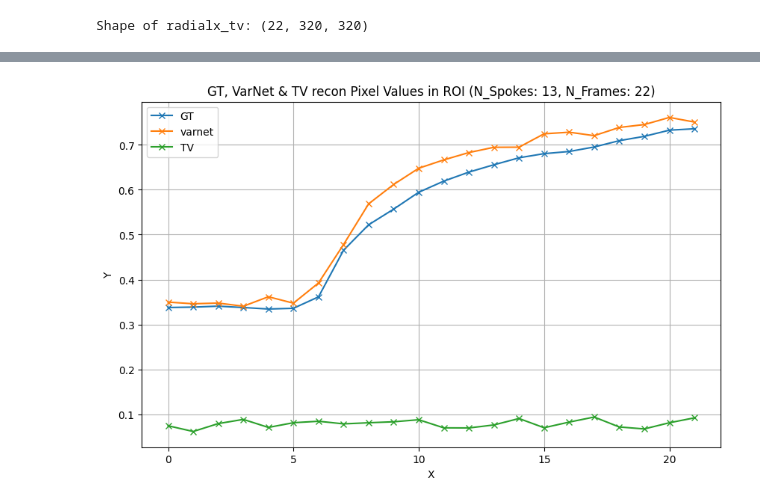
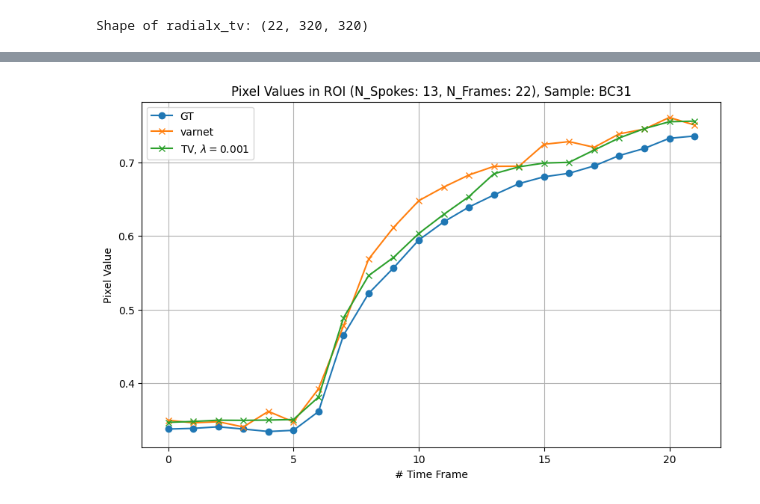
Before and after one commit to egosche/VarNet_MoDL_PyTorch, a Jupyter notebook: notebooks/eval.ipynb, the cells around one changed output, grey strips where cells are left out. Drawn from its saved outputs; the diff is of its cells as text; code cells hidden in the pictures.

```diff
--- a/notebooks/eval.ipynb
+++ b/notebooks/eval.ipynb
@@ -142,4 +145,9 @@ radialx_tv_p1 = np.abs(np.squeeze(radialx_tv['radialx_tv_p1']))
 print(f'Shape of radialx_tv: {radialx_tv_p3.shape}')
 # %% [output]
 Shape of radialx_tv: (22, 320, 320)
+# %%
+# Rotate each channel of the image by 90 degrees counter-clockwise
+radialx_tv_p3 = np.array([np.rot90(channel, k=1) for channel in radialx_tv_p3])
+radialx_tv_p7 = np.array([np.rot90(channel, k=1) for channel in radialx_tv_p7])
+radialx_tv_p1 = np.array([np.rot90(channel, k=1) for channel in radialx_tv_p1])
 # %%
@@ -147,8 +160,3 @@ Shape of radialx_tv: (22, 320, 320)
 radialx_tv_p3 = normalize_array(radialx_tv_p3)
 radialx_tv_p7 = normalize_array(radialx_tv_p7)
 radialx_tv_p1 = normalize_array(radialx_tv_p1)
-# %%
-# Rotate the images counter-clockwise by 90 degrees
-radialx_tv_p3 = np.transpose(radialx_tv_p3, (0, 2, 1))[:, ::-1, :]
-radialx_tv_p7 = np.transpose(radialx_tv_p7, (0, 2, 1))[:, ::-1, :]
-radialx_tv_p1 = np.transpose(radialx_tv_p1, (0, 2, 1))[:, ::-1, :]
@@ -160,27 +174,27 @@ plt.imshow(radialx_tv_p3[0, :, :], cmap='gray')
 # %%
 # Create the plot
 plt.figure(figsize=(10, 6))  # Optional: set the size of the figure
 
 # Plot each array
 gt_values = gt[0, :, x_index, y_index]
-plt.plot(gt_values, '-x', label='GT')
+plt.plot(gt_values, '-o', label='GT')
 
 varnet_values = recon[0, :, x_index, y_index]
 plt.plot(varnet_values, '-x', label='varnet')
 
-tv_p7_values = radialx_tv_p7[:, x_index, y_index]
-plt.plot(tv_p7_values, '-x', label='TV')
+tv_p3_values = radialx_tv_p3[:, x_index, y_index]
+plt.plot(tv_p3_values, '-x', label=r'TV, $\lambda = 0.001$')
 
 # Add labels and title
-plt.xlabel('X')
-plt.ylabel('Y')
-plt.title(f'GT, VarNet & TV recon Pixel Values in ROI (N_Spokes: {n_spokes}, N_Frames: {n_frames})')
+plt.xlabel('# Time Frame')
+plt.ylabel('Pixel Value')
+plt.title(f'Pixel Values in ROI (N_Spokes: {n_spokes}, N_Frames: {n_frames}), Sample: BC31')
 
 # Add legend
 plt.legend()
 
 # Show the plot
-plt.grid(True)  # Optional: add grid
+plt.grid(True)
 plt.show()
 # %% [output]
-[figure, old version]
+[figure, new version]
```
Also changed, not shown: parts of 5 cells of this notebook, 3 other files.
